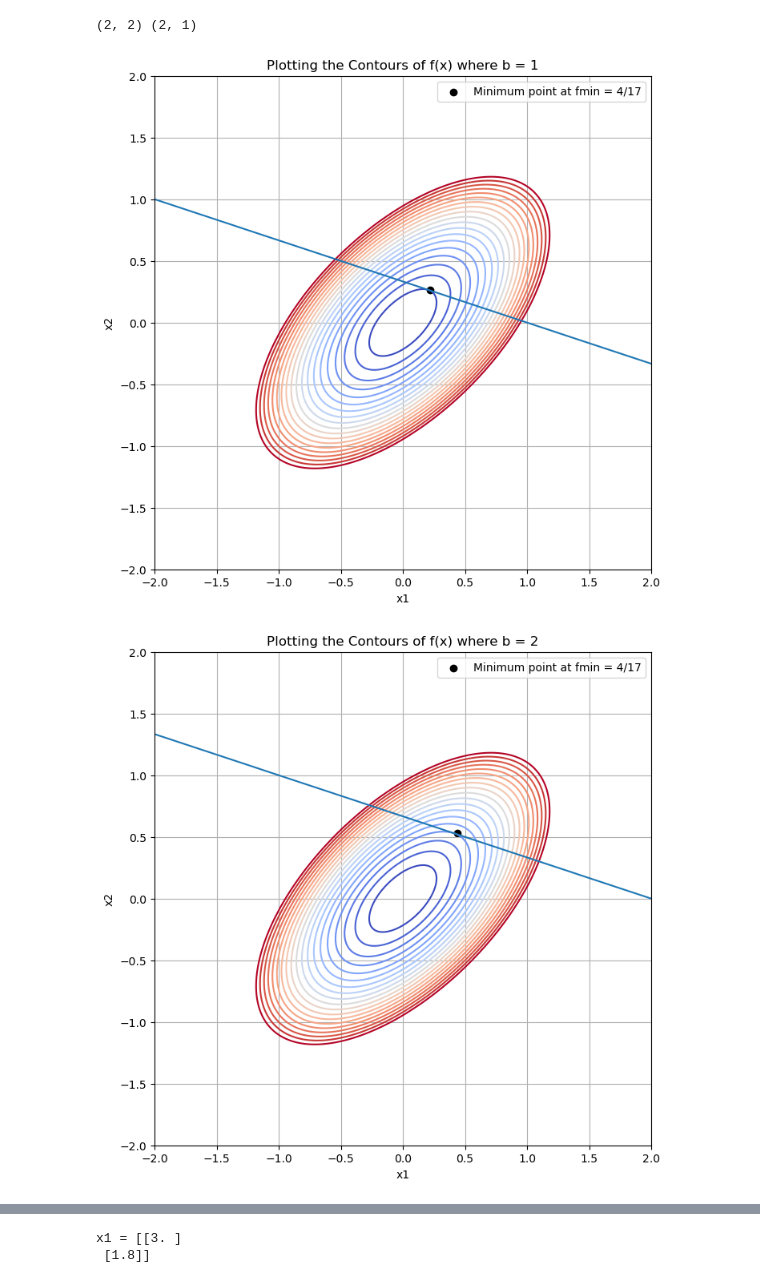
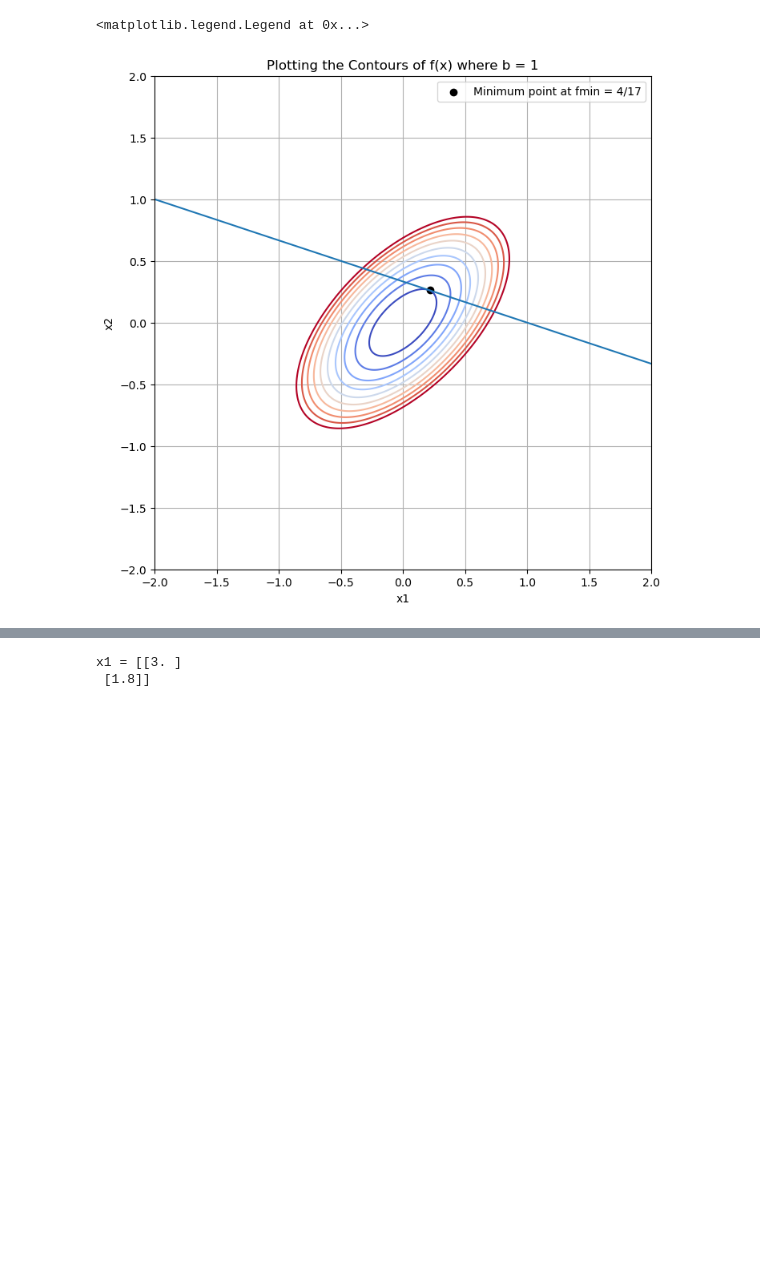
Before and after one commit to seanwhite674/Math-of-Machine-Learning-Module, a Jupyter notebook: Assignment3.ipynb, the cells around one changed output, grey strips where cells are left out. Cells and saved outputs as stored; diff of their text form; code cells hidden in the pictures; blank space fills up the shorter version.

```diff
--- a/Assignment3.ipynb
+++ b/Assignment3.ipynb
@@ -9,6 +9,3 @@ import numpy.linalg as npl
 # %%
 S = np.array([[5,-3],[-3,5]])
 A = np.array([[1],[3]])
-print(S.shape,A.shape)
-# %% [output]
-(2, 2) (2, 1)
@@ -24,29 +12,29 @@ A = np.array([[1], [3]])
 # %%
-barr = np.array([1,2,3,4])
-for b in barr:
-    X1 = (7/32)*b
-    X2 = (9/34)*b
-    lamda = (4/17)*b
-    fig, ax = plt.subplots(figsize=(8, 8))
-    x = np.linspace(-2, 2, 400)
-    y = np.linspace(-2, 2, 400)
-    x1, x2 = np.meshgrid(x, y)
+b = 1
+### This works for arbitrary b
+X1 = (7/32)*b
+X2 = (9/34)*b
+lamda = (4/17)*b
+fig, ax = plt.subplots(figsize=(8, 8))
+x = np.linspace(-2, 2, 400)
+y = np.linspace(-2, 2, 400)
+x1, x2 = np.meshgrid(x, y)
 
-    levels = np.array([2/17,4/17,6/17,8/17,10/17,12/17,14/17,16/17,18/17,20/17,22/17,24/17,26/17,28/17,30/17,32/17,34/17,36/17,38/17])
-    #levelmin = 4/17
-    Z = 0.5 * ( 5 * x1**2 - 6 * x1 * x2 + 5 * x2**2)
-    ax.contour(x1, x2, Z, levels = levels,cmap="coolwarm")
+levels = np.array([2*b**2/17,2*(2*b**2/17),3*(2*b**2/17),4*(2*b**2/17),5*(2*b**2/17),6*(2*b**2/17),7*(2*b**2/17),8*(2*b**2/17),9*(2*b**2/17),10*(2*b**2/17)])
+#levelmin = 4/17
+Z = 0.5 * ( 5 * x1**2 - 6 * x1 * x2 + 5 * x2**2)
+ax.contour(x1, x2, Z, levels = levels,cmap="coolwarm")
 
-    ## we have the constraint x1+3*x2 -b = 0
-    m = -1/3
-    c = b/3
-    plt.plot(x,m*x+c)
-    plt.grid()
-    plt.scatter(X1,X2,color = 'black',label = 'Minimum point at fmin = 4/17')
-    plt.xlabel('x1')
-    plt.ylabel('x2')
-    plt.title('Plotting the Contours of f(x) where b = %.0f'%b)
-    plt.legend()
+## we have the constraint x1+3*x2 -b = 0
+m = -1/3
+c = b/3
+plt.plot(x,m*x+c)
+plt.grid()
+plt.scatter(X1,X2,color = 'black',label = 'Minimum point at fmin = 4/17')
+plt.xlabel('x1')
+plt.ylabel('x2')
+plt.title('Plotting the Contours of f(x) where b = %.0f'%b)
+plt.legend()
 # %% [output]
+<matplotlib.legend.Legend at 0x...>
-[figure, old version]
+[figure, new version]
-[figure, removed]
```
Also changed, not shown: parts of 23 cells of this notebook.
